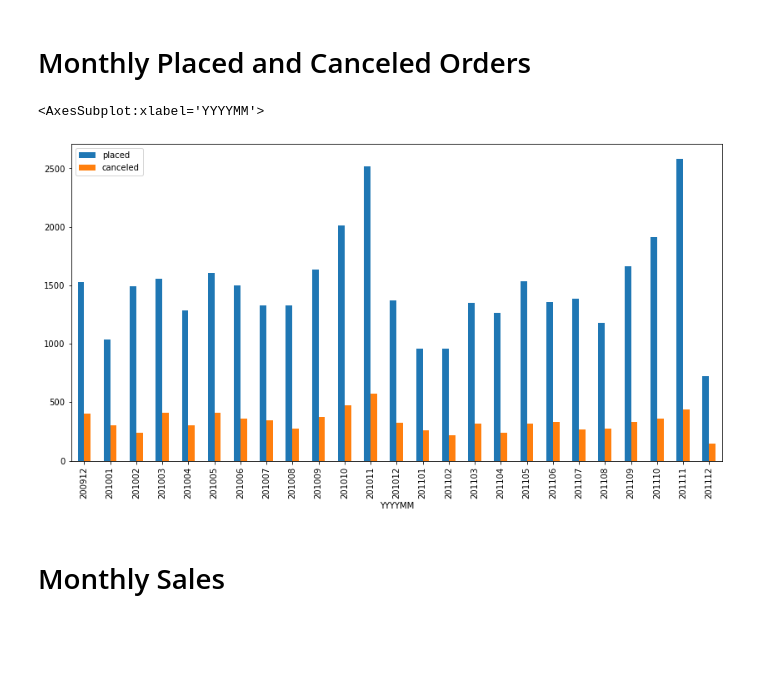
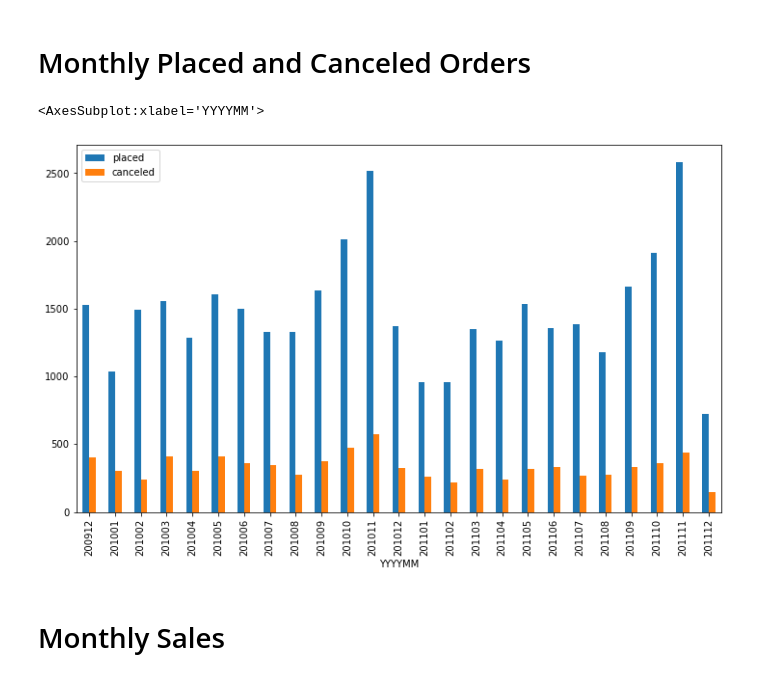
Before and after one commit to jarviscanada/jarvis_data_eng_HarikrishnaPillai, a Jupyter notebook: python_data_analytics/python_data_wrangling/retail_data_analytics_wrangling.ipynb, the cells around one changed output. Saved outputs shown, nothing was run; the diff lists cells and outputs as text; code cells hidden in the pictures; blank space fills up the shorter version.

```diff
--- a/python_data_analytics/python_data_wrangling/retail_data_analytics_wrangling.ipynb
+++ b/python_data_analytics/python_data_wrangling/retail_data_analytics_wrangling.ipynb
@@ -203,10 +205,10 @@ placed_order = orders - 2 * canceled_order
 # %%
 orders = pd.concat([placed_order, canceled_order], axis=1)
 orders.columns = ["placed","canceled"]
-orders.plot(use_index=True, y=["placed", "canceled"], kind='bar', figsize=(14,7))
+orders.plot(use_index=True, y=["placed", "canceled"], kind='bar', figsize=(12,7))
 # %% [output]
 <AxesSubplot:xlabel='YYYYMM'>
-[figure, old version]
+[figure, new version]
 # %% [markdown]
 # Monthly Sales
 # %%
```
Also changed, not shown: parts of 28 cells of this notebook, 1 other file.
